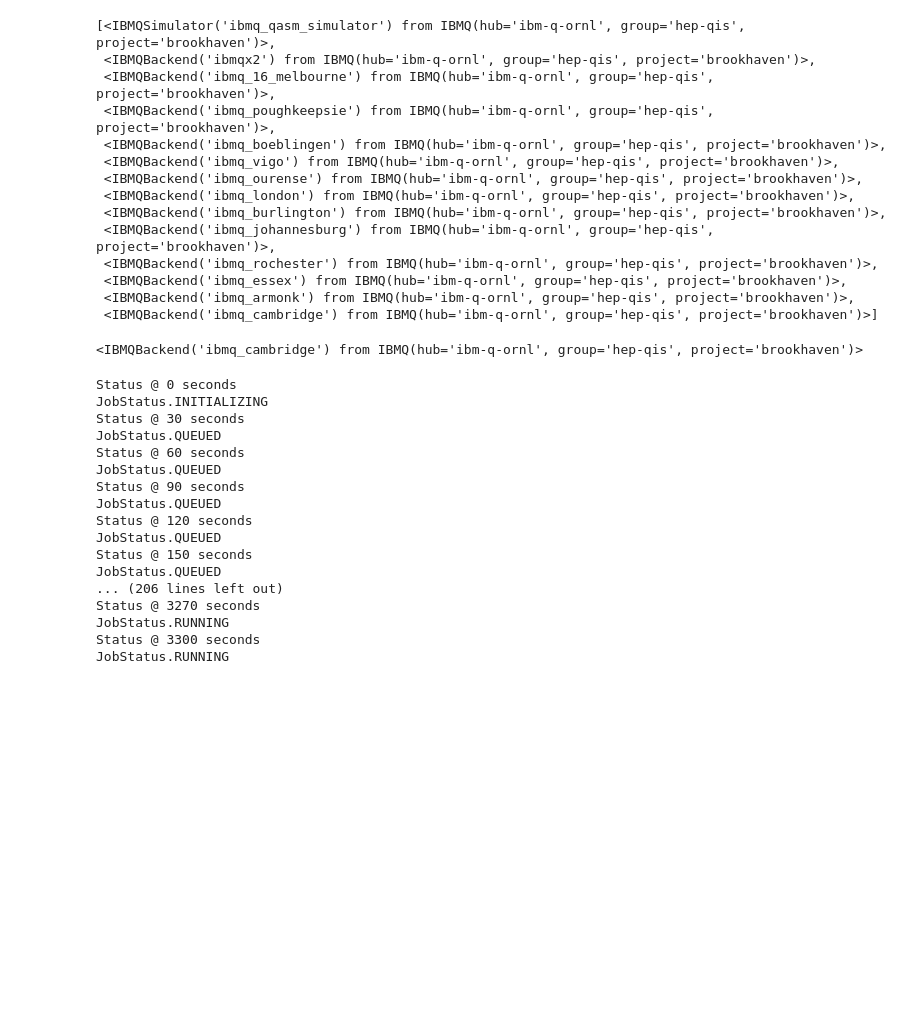
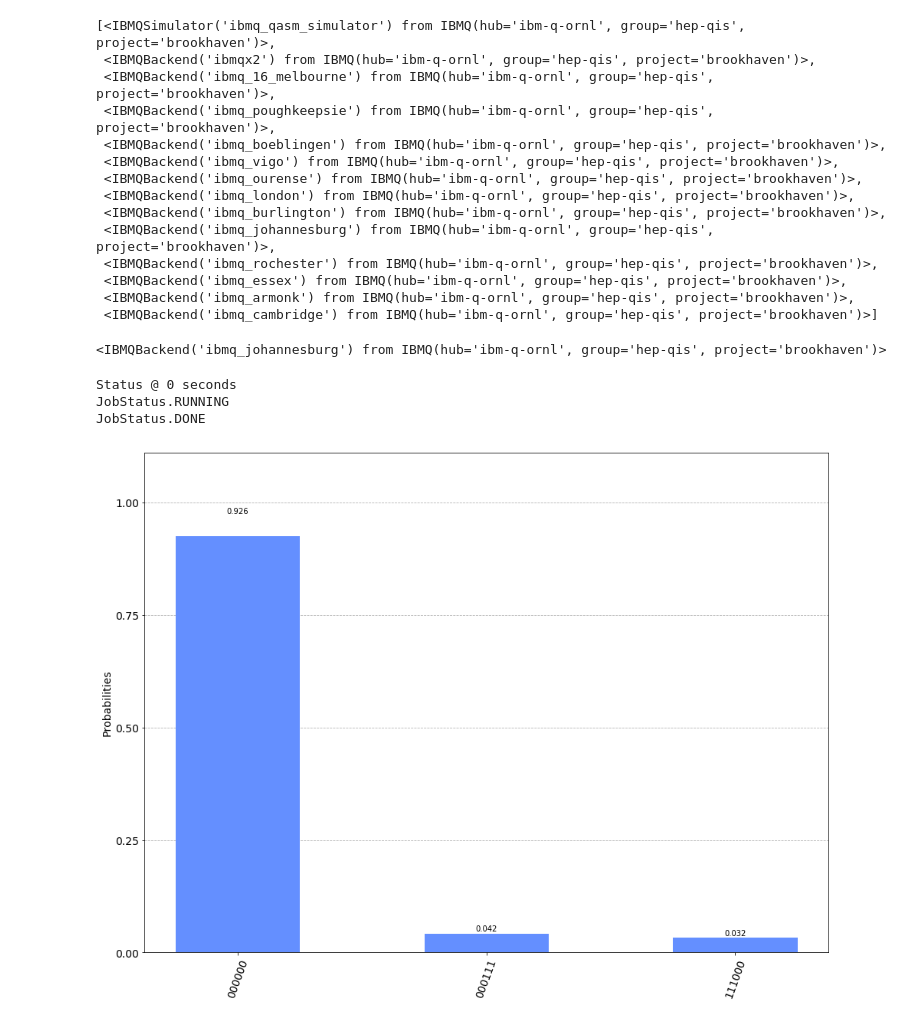
Before and after one commit to brower/QuLAT, a Jupyter notebook: Hiroki/jupyter_notebooks/Trotter_IBMQ.ipynb, the cells around one changed output. Cells and saved outputs as stored; diff of their text form; code cells hidden in the pictures; blank space fills up the shorter version.

```diff
--- a/Hiroki/jupyter_notebooks/Trotter_IBMQ.ipynb
+++ b/Hiroki/jupyter_notebooks/Trotter_IBMQ.ipynb
@@ -37,51 +37,38 @@ provider.backends()
  <IBMQBackend('ibmq_armonk') from IBMQ(hub='ibm-q-ornl', group='hep-qis', project='brookhaven')>,
  <IBMQBackend('ibmq_cambridge') from IBMQ(hub='ibm-q-ornl', group='hep-qis', project='brookhaven')>]
 # %%
-backend = provider.get_backend('ibmq_cambridge')
+backend = provider.get_backend('ibmq_johannesburg')
 backend
 # %% [output]
-<IBMQBackend('ibmq_cambridge') from IBMQ(hub='ibm-q-ornl', group='hep-qis', project='brookhaven')>
+<IBMQBackend('ibmq_johannesburg') from IBMQ(hub='ibm-q-ornl', group='hep-qis', project='brookhaven')>
 # %%
 # 2 triangle plaquettes
 #backend = BasicAer.get_backend('qasm_simulator')
 T = 0.1
-H = TrianglePlaquetteHamiltonian(1, 1, 2)
+H = TrianglePlaquetteHamiltonian(0.5, 1, 2)
 # Construct Circuit with n_steps = 20
 qr = QuantumRegister(6, 'qr')
 cr = ClassicalRegister(6, 'cr')
 circ1 = QuantumCircuit(qr, cr)
 circ1 = H.trotter_circuit_optimized(circ1, qr, T, 1)
 circ1.measure(qr, cr)
 job = execute(circ1, backend, shots=1024)
 lapse = 0
 interval = 30
 while job.status() != JobStatus.DONE:
     print('Status @ {} seconds'.format(interval * lapse))
     print(job.status())
     time.sleep(interval)
     lapse += 1
 print(job.status())
 result_sim = job.result()
 tr_dist2 = result_sim.get_counts(circ1)
-plot_histogram(tr_dist2)
+plot_histogram(tr_dist2, figsize=(16, 12))
 # %% [output]
 Status @ 0 seconds
-JobStatus.INITIALIZING
-Status @ 30 seconds
-JobStatus.QUEUED
-Status @ 60 seconds
-JobStatus.QUEUED
-Status @ 90 seconds
-JobStatus.QUEUED
-Status @ 120 seconds
-JobStatus.QUEUED
-Status @ 150 seconds
-JobStatus.QUEUED
-... (206 lines left out)
-Status @ 3270 seconds
 JobStatus.RUNNING
-Status @ 3300 seconds
-JobStatus.RUNNING
+JobStatus.DONE
+[figure, added]
 # %%
 # Measure distances with the two distribution
 def KL(p1, p2):
```
Also changed, not shown: parts of 4 cells of this notebook, 4 other files.
